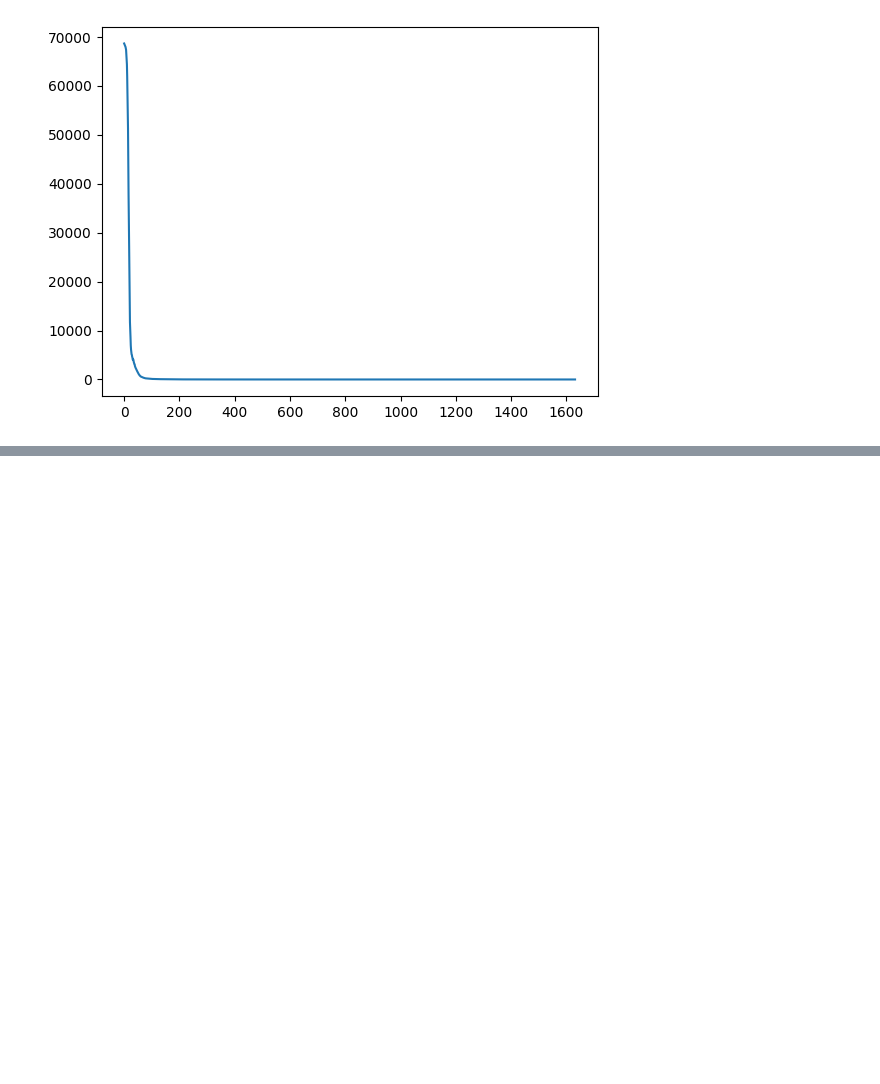
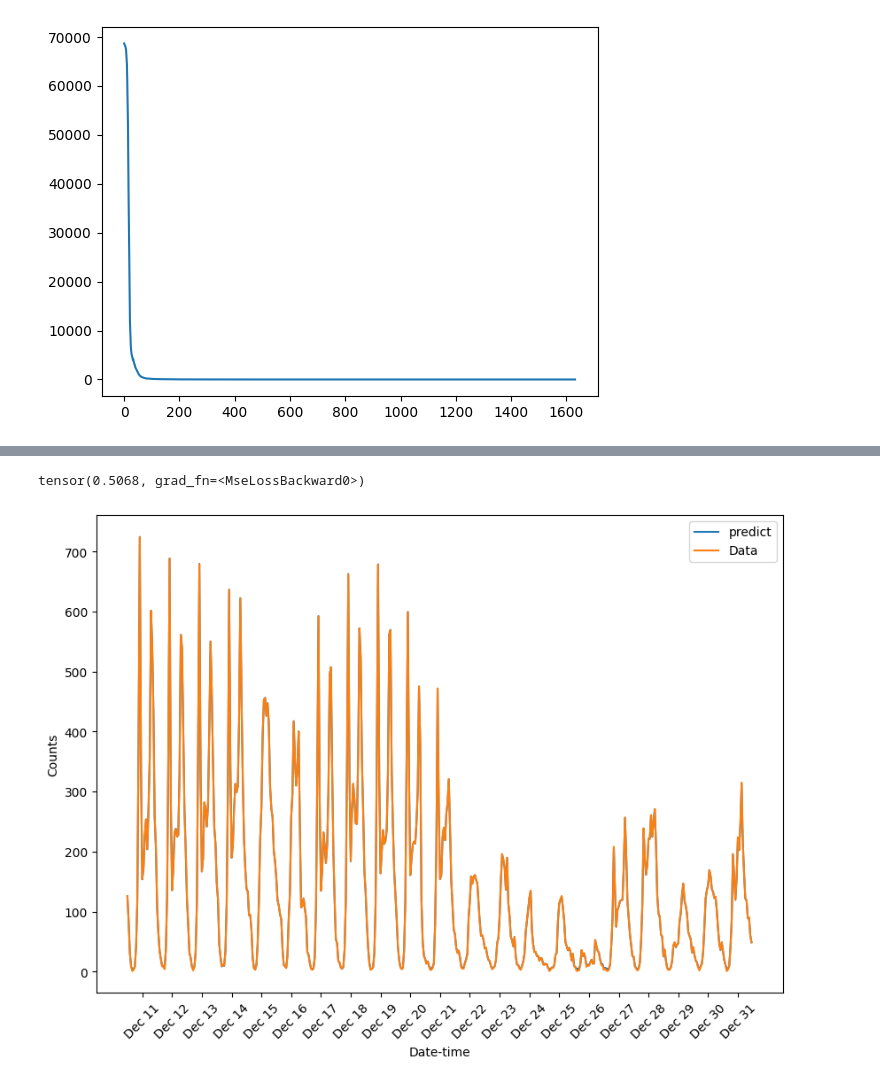
Before and after one commit to moutsea/gpt_era_learn_algo, a Jupyter notebook: code/3-bike_predictor.ipynb, the cells around one changed output, grey strips where cells are left out. Drawn from its saved outputs; the diff is of its cells as text; code cells hidden in the pictures; blank space fills up the shorter version.

```diff
--- a/code/3-bike_predictor.ipynb
+++ b/code/3-bike_predictor.ipynb
@@ -90,0 +134,2 @@ plt.plot(losses)
+# %%
+testset = pd.DataFrame(df.iloc[:, ][-21*24:], columns=df.columns)
@@ -90,0 +152,31 @@ plt.plot(losses)
+# %%
+targets = testset['cnt']
+targets = targets.values.reshape([len(targets), 1])
+targets = targets.astype('float')
+# %%
+x = torch.FloatTensor(scaler.transform(testset.iloc[:, 2:]))
+y = torch.FloatTensor(targets)
+# %%
+pred = net(x).squeeze().detach().numpy()
+# %%
+loss(net(x), y)
+# %% [output]
+tensor(0.5068, grad_fn=<MseLossBackward0>)
+# %%
+import numpy as np
+
+fig, ax = plt.subplots(figsize = (10, 7))
+
+ax.plot(pred, label='predict')
+ax.plot(targets, label='Data')
+ax.legend()
+
+ax.set_xlabel('Date-time')
+ax.set_ylabel('Counts')
+
+dates = pd.to_datetime(testset['dteday'])
+dates = dates.apply(lambda x: x.strftime('%b %d'))
+ax.set_xticks(np.arange(len(dates))[12::24])
+_ = ax.set_xticklabels(dates[12::24], rotation=45)
+# %% [output]
+[figure, added]
```
Also changed, not shown: parts of 13 cells of this notebook, 2 other files.
